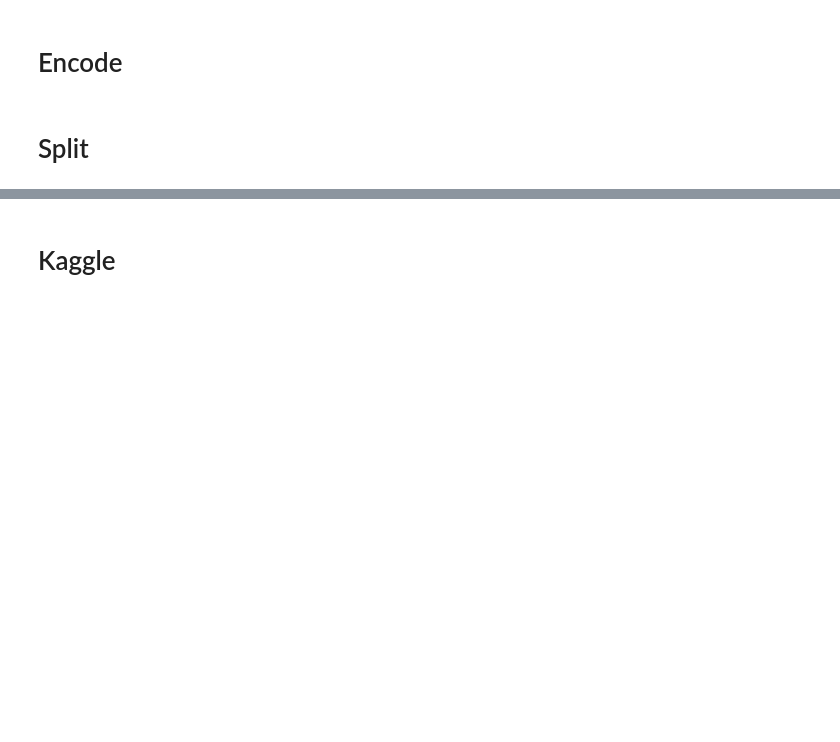
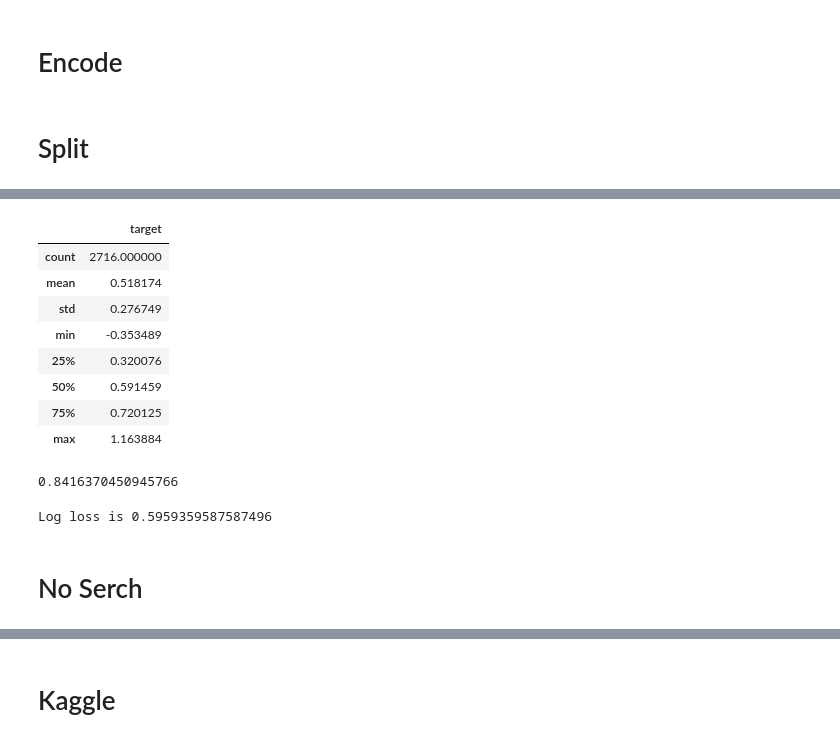
Before and after one commit to BautistaXifro/Machine-Learning-Datos, a Jupyter notebook: RedesNeuronales/MIXPruebaNuevoData.ipynb, the cells around one changed output, grey strips where cells are left out. Drawn from its saved outputs; the diff is of its cells as text; code cells hidden in the pictures; blank space fills up the shorter version.

```diff
--- a/RedesNeuronales/MIXPruebaNuevoData.ipynb
+++ b/RedesNeuronales/MIXPruebaNuevoData.ipynb
@@ -119,3 +229,30 @@ X_train
+# %%
+LinReg_pred_random = random_search.predict(X_test)
+# %%
+probando = pd.DataFrame()
+probando['target'] = LinReg_pred_random
+probando.describe()
+# %% [output]
+|  | target |
+| count | 2716.000000 |
+| mean | 0.518174 |
+| std | 0.276749 |
+| min | -0.353489 |
+| 25% | 0.320076 |
+| 50% | 0.591459 |
+| 75% | 0.720125 |
+| max | 1.163884 |
+# %%
+random_search.score(X_test, y_test)
+# %% [output]
+0.8416370450945766
+# %%
+loss_random = log_loss(y_test  , LinReg_pred_random)
+print(f"Log loss is {loss_random}")
+# %% [output]
+Log loss is 0.5959359587587496
+# %% [markdown]
+# No Serch
 # %%
 import sklearn as sk
 import sklearn.neural_network
```
Also changed, not shown: parts of 23 cells of this notebook, 1 other file.
